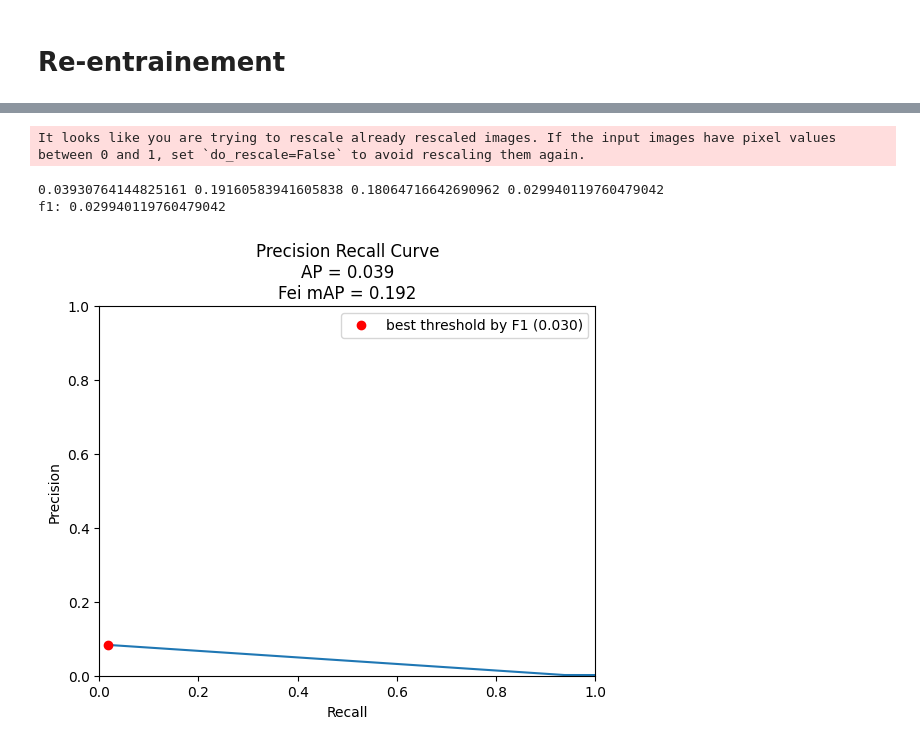
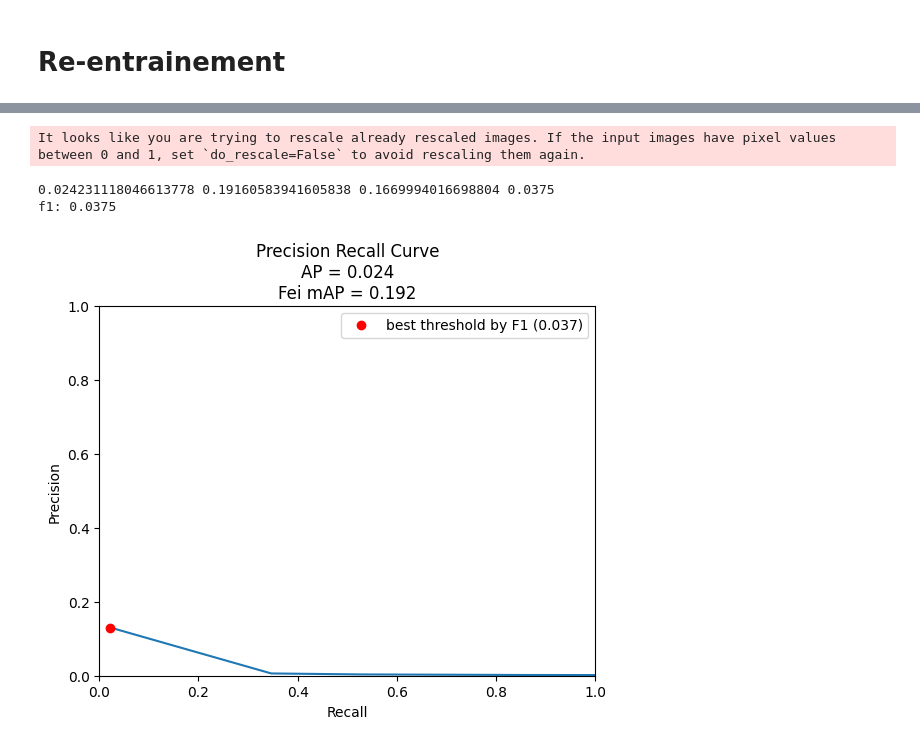
Before and after one commit to Raphael-Renard/HighVision, a Jupyter notebook: representation/image/methods/flava.ipynb, the cells around one changed output, grey strips where cells are left out. Cells and saved outputs as stored; diff of their text form; code cells hidden in the pictures.

```diff
--- a/representation/image/methods/flava.ipynb
+++ b/representation/image/methods/flava.ipynb
@@ -155,9 +155,9 @@ model.gradient_checkpointing_enable()
 #model = model.to(device)
 
 
-optimizer = optim.AdamW(model.parameters(), lr=1e-4) # test 1/2 : lr=1e-5
+optimizer = optim.AdamW(model.parameters(), lr=1e-5) # test 1/2 : lr=1e-5, test 3 : lr=1e-4
 
-for epoch in range(10):
+for epoch in range(15):
     loss_epoch = []
     for batch in tqdm(trainLoader):
 
@@ -194,7 +194,7 @@ for epoch in range(10):
         loss.backward()
         optimizer.step()
         loss_epoch.append(loss.item())
-    torch.save(model.state_dict(), f"flava_test3.pth")
+    torch.save(model.state_dict(), f"flava_test4.pth")
 
     print(f"Epoch {epoch+1} | Loss: {np.mean(loss_epoch):.4f}")
 # %% [output]
@@ -231,35 +234,35 @@ with torch.no_grad():
         #batch = batch.reshape(batch.shape[0], -1)
 
         for repr in batch.tolist():
             representations.append(repr)
 
 sim = cosine_similarity(representations, representations)
 
 distance = 1 - (sim+1)/2
 distance -= np.diag(distance)
 
-np.save(distancePath + f"flava_test3.npy", distance)
+np.save(distancePath + f"flava_test4.npy", distance)
 
-method = f"flava_test3"
+method = f"flava_test4"
 
 thresholds_precision = 1000
 thresholds = np.linspace(0, 1, thresholds_precision)
 
 precisions, recalls, f1s = evaluators.p_r_f1_byThresholds(thresholds, distance, y_test)
 f1 = np.max(f1s)
 AP, bestThresholdIndex = evaluators.pr_curve(precisions, recalls, f1s, other=("Fei mAP", evaluators.fei_mAP(y_test, distance)), save="/home/renard/highvision/clustering/evaluation/" + corpus + "/" + method + ".png")
 
 thresholdsClass = np.linspace(0, 1, int(thresholds_precision / 10))
 precisions_per_class, recalls_per_class = evaluators.p_r_class_byThresholds(thresholdsClass, distance, y_test)
 fei = evaluators.fei_mAP(y_test, distance)
 sam = evaluators.goncalves_mAP(precisions_per_class, recalls_per_class)
 
 
 
 print(AP, fei, sam, f1)
 print("f1:", f1)
 # %% [output]
 It looks like you are trying to rescale already rescaled images. If the input images have pixel values between 0 and 1, set `do_rescale=False` to avoid rescaling them again.
-0.03930764144825161 0.19160583941605838 0.18064716642690962 0.029940119760479042
-f1: 0.029940119760479042
+0.024231118046613778 0.19160583941605838 0.1669994016698804 0.0375
+f1: 0.0375
-[figure, old version]
+[figure, new version]
```
Also changed, not shown: parts of 1 cell of this notebook, 2 other files.
